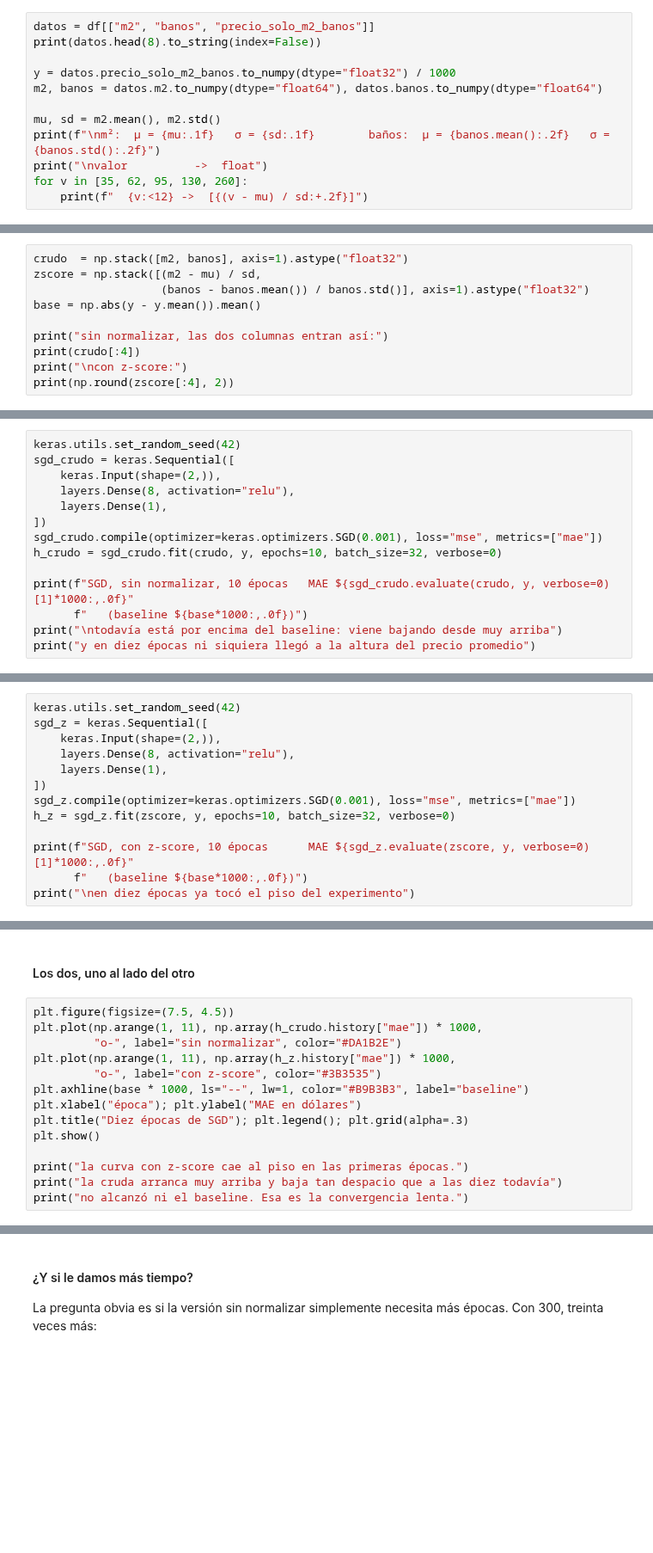
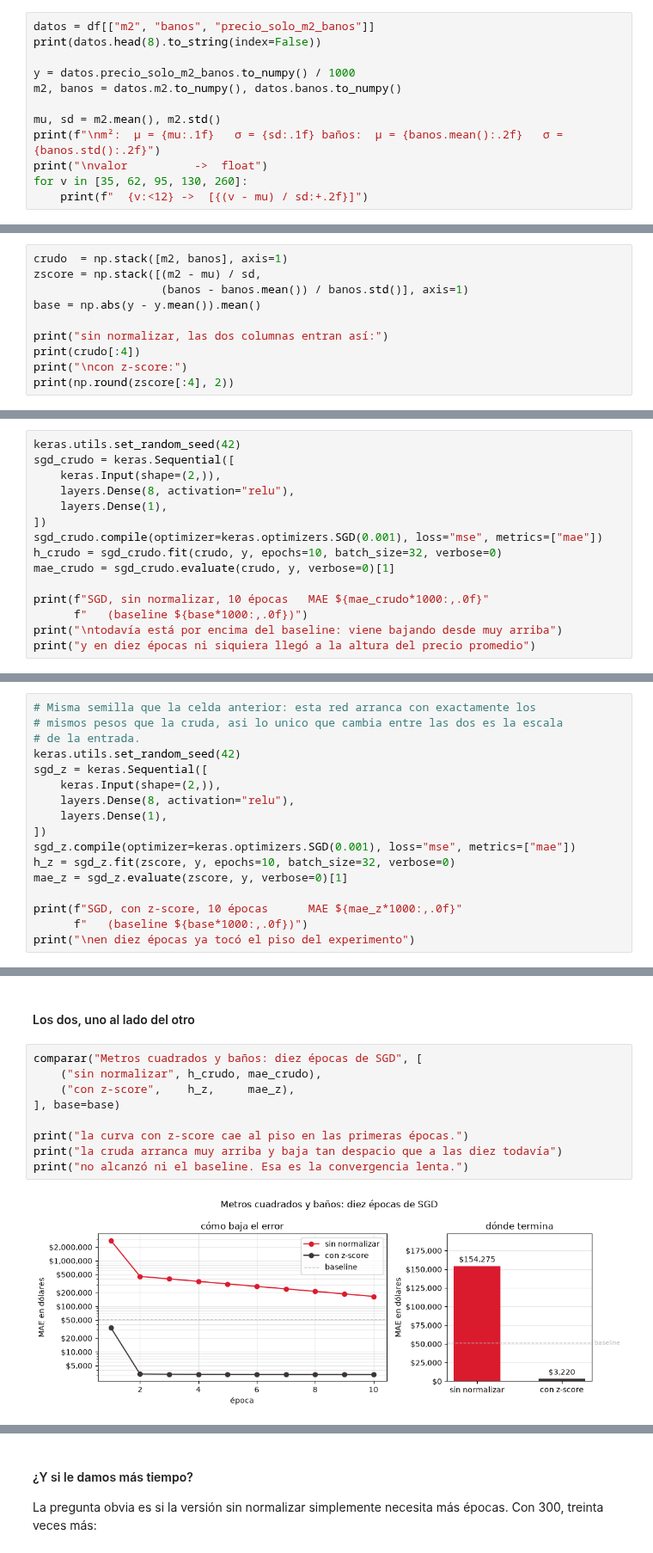
Before and after one commit to austral-ing-ai/talksmith-ing, a Jupyter notebook: missions/clase3/input-data-types.ipynb, the cells around one changed output, grey strips where cells are left out. Shown at 86% size. Saved outputs shown, nothing was run; the diff lists cells and outputs as text; blank space fills up the shorter version.

```diff
--- a/missions/clase3/input-data-types.ipynb
+++ b/missions/clase3/input-data-types.ipynb
@@ -107,11 +237,11 @@ Por eso este experimento usa **dos** variables que compiten: los metros cuadrado
 datos = df[["m2", "banos", "precio_solo_m2_banos"]]
 print(datos.head(8).to_string(index=False))
 
-y = datos.precio_solo_m2_banos.to_numpy(dtype="float32") / 1000
-m2, banos = datos.m2.to_numpy(dtype="float64"), datos.banos.to_numpy(dtype="float64")
+y = datos.precio_solo_m2_banos.to_numpy() / 1000
+m2, banos = datos.m2.to_numpy(), datos.banos.to_numpy()
 
 mu, sd = m2.mean(), m2.std()
-print(f"\nm²:  μ = {mu:.1f}   σ = {sd:.1f}        baños:  μ = {banos.mean():.2f}   σ = {banos.std():.2f}")
+print(f"\nm²:  μ = {mu:.1f}   σ = {sd:.1f} baños:  μ = {banos.mean():.2f}   σ = {banos.std():.2f}")
 print("\nvalor          ->  float")
 for v in [35, 62, 95, 130, 260]:
     print(f"  {v:<12} ->  [{(v - mu) / sd:+.2f}]")
@@ -118,7 +267,7 @@ for v in [35, 62, 95, 130, 260]:
 # %%
-crudo  = np.stack([m2, banos], axis=1).astype("float32")
+crudo  = np.stack([m2, banos], axis=1)
 zscore = np.stack([(m2 - mu) / sd,
-                   (banos - banos.mean()) / banos.std()], axis=1).astype("float32")
+                   (banos - banos.mean()) / banos.std()], axis=1)
 base = np.abs(y - y.mean()).mean()
 
 print("sin normalizar, las dos columnas entran así:")
@@ -140,8 +301,9 @@ sgd_crudo = keras.Sequential([
 ])
 sgd_crudo.compile(optimizer=keras.optimizers.SGD(0.001), loss="mse", metrics=["mae"])
 h_crudo = sgd_crudo.fit(crudo, y, epochs=10, batch_size=32, verbose=0)
+mae_crudo = sgd_crudo.evaluate(crudo, y, verbose=0)[1]
 
-print(f"SGD, sin normalizar, 10 épocas   MAE ${sgd_crudo.evaluate(crudo, y, verbose=0)[1]*1000:,.0f}"
+print(f"SGD, sin normalizar, 10 épocas   MAE ${mae_crudo*1000:,.0f}"
       f"   (baseline ${base*1000:,.0f})")
 print("\ntodavía está por encima del baseline: viene bajando desde muy arriba")
 print("y en diez épocas ni siquiera llegó a la altura del precio promedio")
@@ -150,6 +317,9 @@ print("y en diez épocas ni siquiera llegó a la altura del precio promedio")
 
 Misma red, mismo optimizador, mismas épocas. Lo único que cambia es la escala de las dos columnas.
 # %%
+# Misma semilla que la celda anterior: esta red arranca con exactamente los
+# mismos pesos que la cruda, asi lo unico que cambia entre las dos es la escala
+# de la entrada.
 keras.utils.set_random_seed(42)
 sgd_z = keras.Sequential([
     keras.Input(shape=(2,)),
@@ -158,7 +328,8 @@ sgd_z = keras.Sequential([
 ])
 sgd_z.compile(optimizer=keras.optimizers.SGD(0.001), loss="mse", metrics=["mae"])
 h_z = sgd_z.fit(zscore, y, epochs=10, batch_size=32, verbose=0)
+mae_z = sgd_z.evaluate(zscore, y, verbose=0)[1]
 
-print(f"SGD, con z-score, 10 épocas      MAE ${sgd_z.evaluate(zscore, y, verbose=0)[1]*1000:,.0f}"
+print(f"SGD, con z-score, 10 épocas      MAE ${mae_z*1000:,.0f}"
       f"   (baseline ${base*1000:,.0f})")
 print("\nen diez épocas ya tocó el piso del experimento")
@@ -165,16 +340,13 @@ print("\nen diez épocas ya tocó el piso del experimento")
 # %% [markdown]
 #### Los dos, uno al lado del otro
 # %%
-plt.figure(figsize=(7.5, 4.5))
-plt.plot(np.arange(1, 11), np.array(h_crudo.history["mae"]) * 1000,
-         "o-", label="sin normalizar", color="#DA1B2E")
-plt.plot(np.arange(1, 11), np.array(h_z.history["mae"]) * 1000,
-         "o-", label="con z-score", color="#3B3535")
-plt.axhline(base * 1000, ls="--", lw=1, color="#B9B3B3", label="baseline")
-plt.xlabel("época"); plt.ylabel("MAE en dólares")
-plt.title("Diez épocas de SGD"); plt.legend(); plt.grid(alpha=.3)
-plt.show()
+comparar("Metros cuadrados y baños: diez épocas de SGD", [
+    ("sin normalizar", h_crudo, mae_crudo),
+    ("con z-score",    h_z,     mae_z),
+], base=base)
 
 print("la curva con z-score cae al piso en las primeras épocas.")
 print("la cruda arranca muy arriba y baja tan despacio que a las diez todavía")
 print("no alcanzó ni el baseline. Esa es la convergencia lenta.")
+# %% [output]
+[figure, added]
```
Also changed, not shown: parts of 41 cells of this notebook, 23 other files.
